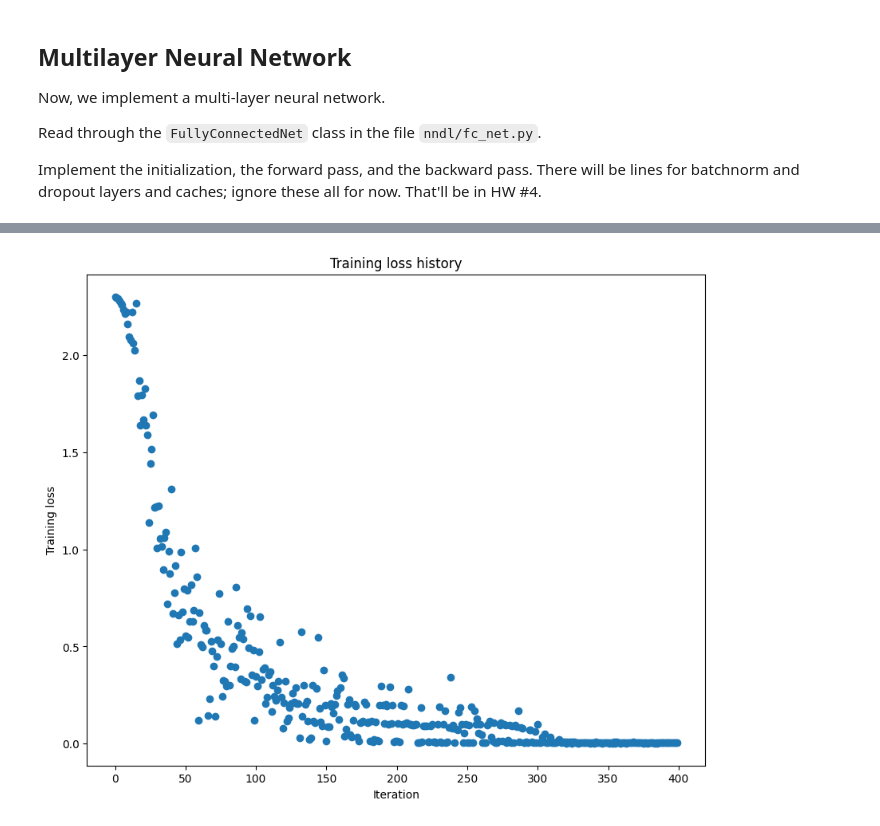
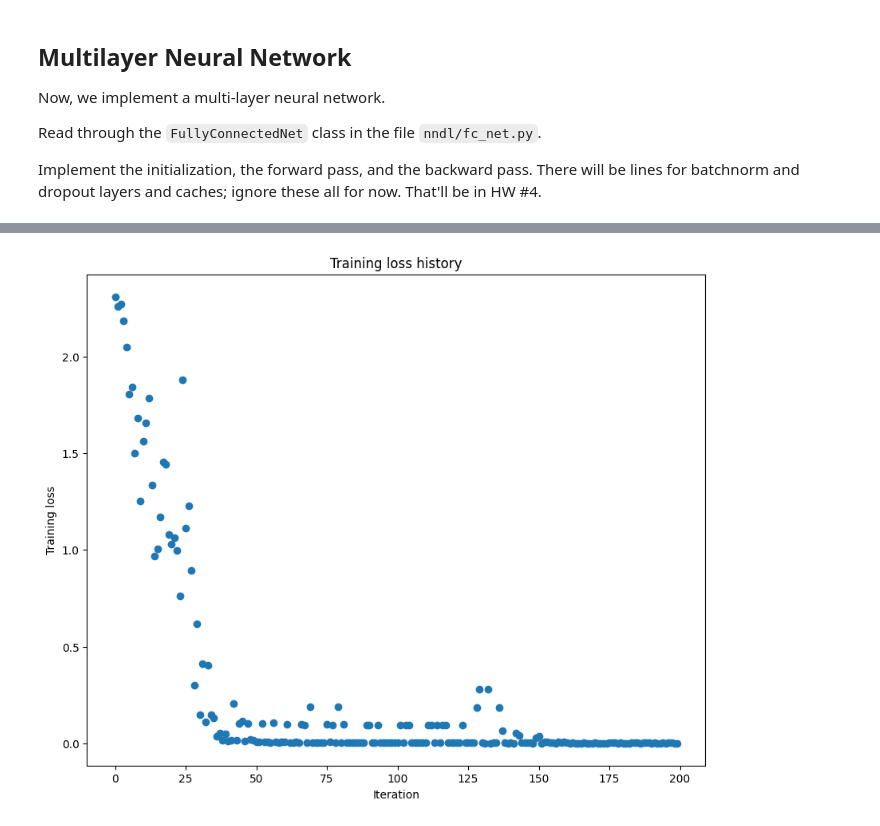
Before and after one commit to asmik12/ECE_C147_DLNN, a Jupyter notebook: HW3_code/code_student_version/FC_nets.ipynb, the cells around one changed output, grey strips where cells are left out. Drawn from its saved outputs; the diff is of its cells as text; code cells hidden in the pictures.

```diff
--- a/HW3_code/code_student_version/FC_nets.ipynb
+++ b/HW3_code/code_student_version/FC_nets.ipynb
@@ -435,12 +438,12 @@ small_data = {
 # Play around with the weight_scale and learning_rate so that you can overfit a small dataset.
 # Your training accuracy should be 1.0 to receive full credit on this part.
 weight_scale = 1e-3
-learning_rate = 1e-3
+learning_rate = 3e-3
 
 model = FullyConnectedNet([100, 100],
               weight_scale=weight_scale, dtype=np.float64)
 solver = Solver(model, small_data,
-                print_every=10, num_epochs=200, batch_size=25,
+                print_every=10, num_epochs=100, batch_size=25,
                 update_rule='sgd',
                 optim_config={
                   'learning_rate': learning_rate,
@@ -475 +478 @@ plt.show()
-[figure, old version]
+[figure, new version]
```
Also changed, not shown: parts of 9 cells of this notebook, 1 other file.
